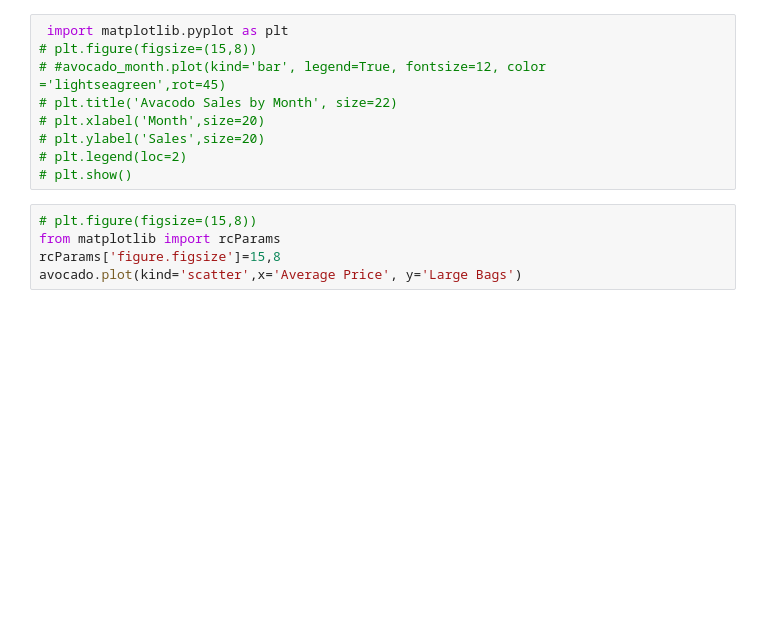
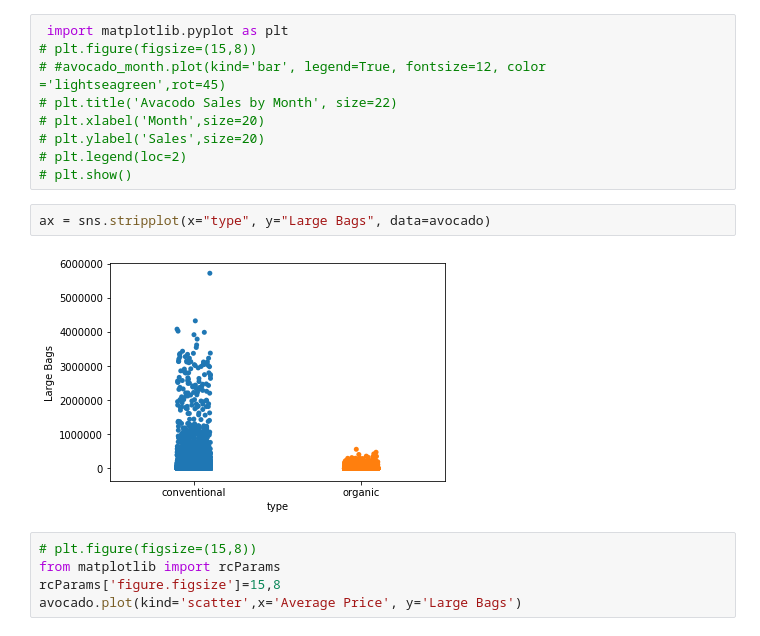
Before and after one commit to anushakodavanti/AvacadoSales_DA, a Jupyter notebook: Avocado Sales.ipynb, the cells around one changed output. Drawn from its saved outputs; the diff is of its cells as text; blank space fills up the shorter version.

```diff
--- a/Avocado Sales.ipynb
+++ b/Avocado Sales.ipynb
@@ -108,6 +115,10 @@ avocado["2018-03-11"]
 # plt.ylabel('Sales',size=20)
 # plt.legend(loc=2)
 # plt.show()
+# %%
+ax = sns.stripplot(x="type", y="Large Bags", data=avocado)
+# %% [output]
+[figure, added]
 # %%
 # plt.figure(figsize=(15,8))
 from matplotlib import rcParams
```
Also changed, not shown: parts of 18 cells of this notebook, 1 other file.
